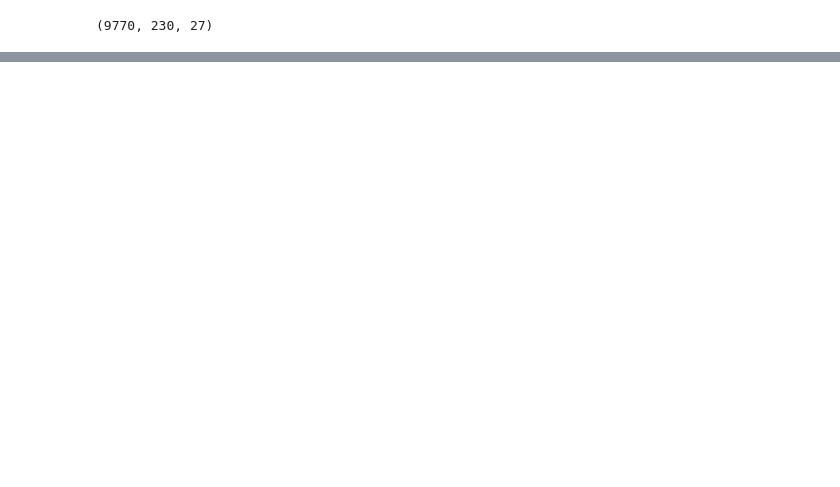
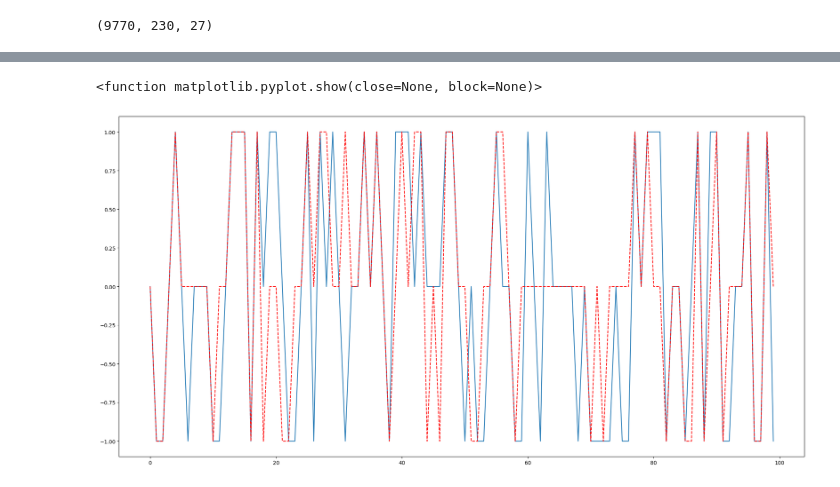
Before and after one commit to Rohan-SSS/ez_moeny, a Jupyter notebook: dmn/dmn.ipynb, the cells around one changed output, grey strips where cells are left out. Cells and saved outputs as stored; diff of their text form; code cells hidden in the pictures; blank space fills up the shorter version.

```diff
--- a/dmn/dmn.ipynb
+++ b/dmn/dmn.ipynb
@@ -276,0 +322,8 @@ model.fit(X_train, y_train, validation_split=0.2, epochs=40, batch_size=32)
+# %%
+plt.figure(figsize=(24,12))
+plt.plot(cmp[-200:-100])
+plt.plot(y_test[-200:-100],'r', linestyle='--' )
+plt.show
+# %% [output]
+<function matplotlib.pyplot.show(close=None, block=None)>
+[figure, added]
```
Also changed, not shown: parts of 17 cells of this notebook, 2 other files.
